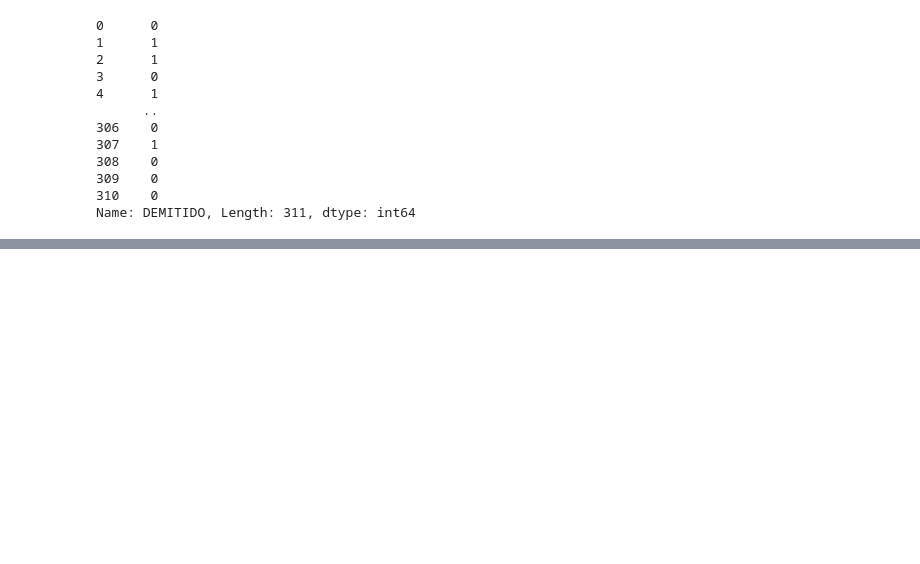
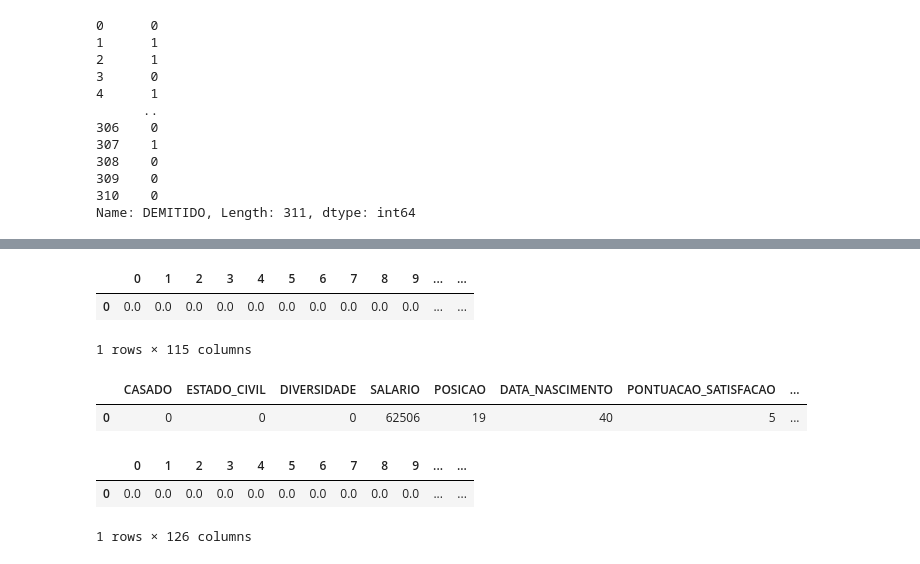
Before and after one commit to m4ximino/Departamento_RH, a Jupyter notebook: Departamento_de_RH.ipynb, the cells around one changed output, grey strips where cells are left out. Drawn from its saved outputs; the diff is of its cells as text; code cells hidden in the pictures; blank space fills up the shorter version.

```diff
--- a/Departamento_de_RH.ipynb
+++ b/Departamento_de_RH.ipynb
@@ -447,0 +614,3 @@ X_test.shape, y_test
+# %%
+with open('variaveis_modelo.pkl', 'rb') as f:
+  min_max, encoder, model = pickle.load(f)
@@ -447,0 +621,3 @@ X_test.shape, y_test
+# %%
+X_novo = dataset.iloc[0:1]
+X_novo['DEMITIDO']
@@ -447,0 +627,4 @@ X_test.shape, y_test
+# %%
+X_cat_novo = X_novo[['NAME_POSICAO', 'ESTADO_RESIDE', 'RACA', 'SITUACAO_PROFISSIONAL', 'DEPARTAMENTO', 'FONTE_RECRUTAMENTO', 'PONTUACAO_PERFORMACE',
+       'HISPANICO/LATINO', 'SEXO', 'GERENTE_PESSOA']]
+X_cat_novo
@@ -447,0 +634,3 @@ X_test.shape, y_test
+# %%
+X_cat_novo = encoder.transform(X_cat_novo).toarray()
+X_cat_novo
@@ -447,0 +646,23 @@ X_test.shape, y_test
+# %%
+X_cat_novo = pd.DataFrame(X_cat_novo)
+X_cat_novo
+# %% [output]
+|  | 0 | 1 | 2 | 3 | 4 | 5 | 6 | 7 | 8 | 9 | ... | ... |
+| 0 | 0.0 | 0.0 | 0.0 | 0.0 | 0.0 | 0.0 | 0.0 | 0.0 | 0.0 | 0.0 | ... | ... |
+1 rows × 115 columns
+# %%
+X_numerical_novo = X_novo[['CASADO', 'ESTADO_CIVIL'
+       , 'DIVERSIDADE', 'SALARIO', 'POSICAO',
+       'DATA_NASCIMENTO',  'PONTUACAO_SATISFACAO','ENGAJAMENTO',
+       'N_PROJETOS', 'N_ATRASOS', 'N_AUSENTE']]
+X_numerical_novo
+# %% [output]
+|  | CASADO | ESTADO_CIVIL | DIVERSIDADE | SALARIO | POSICAO | DATA_NASCIMENTO | PONTUACAO_SATISFACAO | ... |
+| 0 | 0 | 0 | 0 | 62506 | 19 | 40 | 5 | ... |
+# %%
+X_all_novo = pd.concat([X_cat_novo, X_numerical_novo], axis = 1)
+X_all_novo
+# %% [output]
+|  | 0 | 1 | 2 | 3 | 4 | 5 | 6 | 7 | 8 | 9 | ... | ... |
+| 0 | 0.0 | 0.0 | 0.0 | 0.0 | 0.0 | 0.0 | 0.0 | 0.0 | 0.0 | 0.0 | ... | ... |
+1 rows × 126 columns
```
Also changed, not shown: parts of 45 cells of this notebook, 3 other files.
